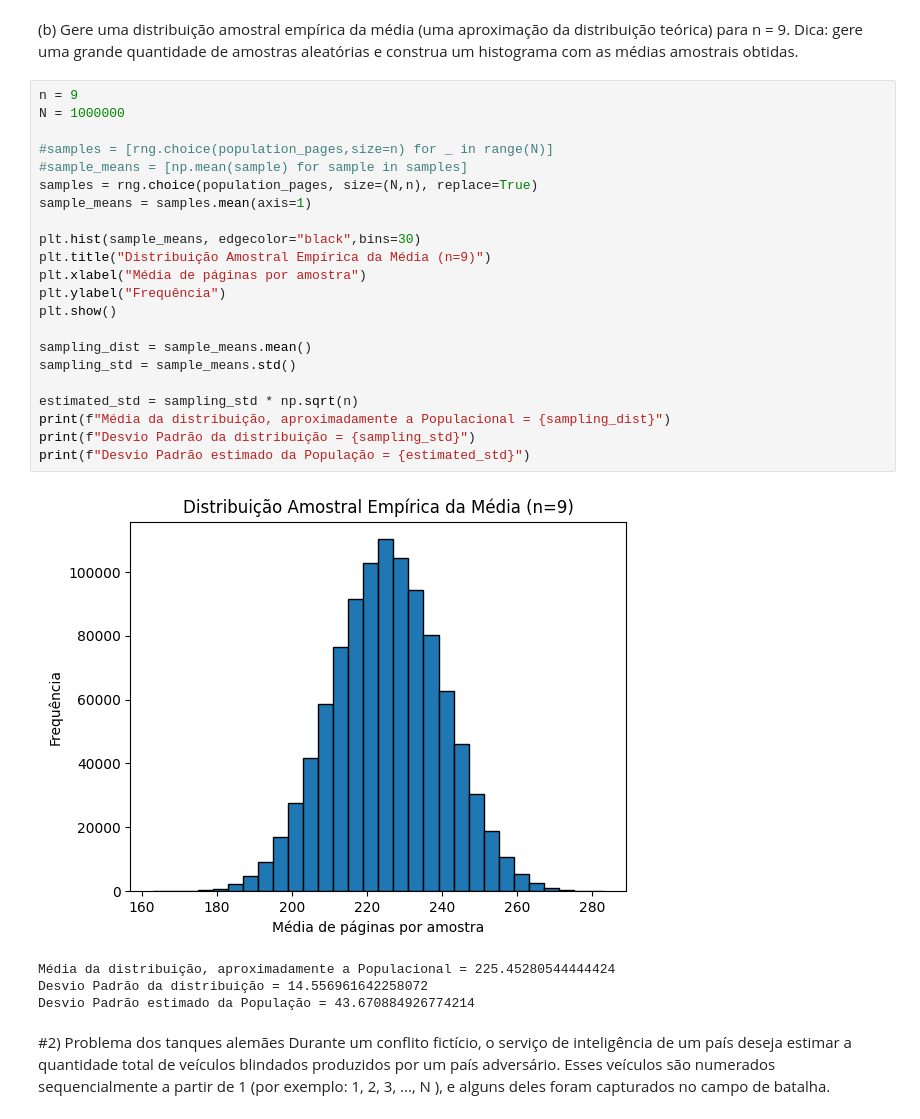
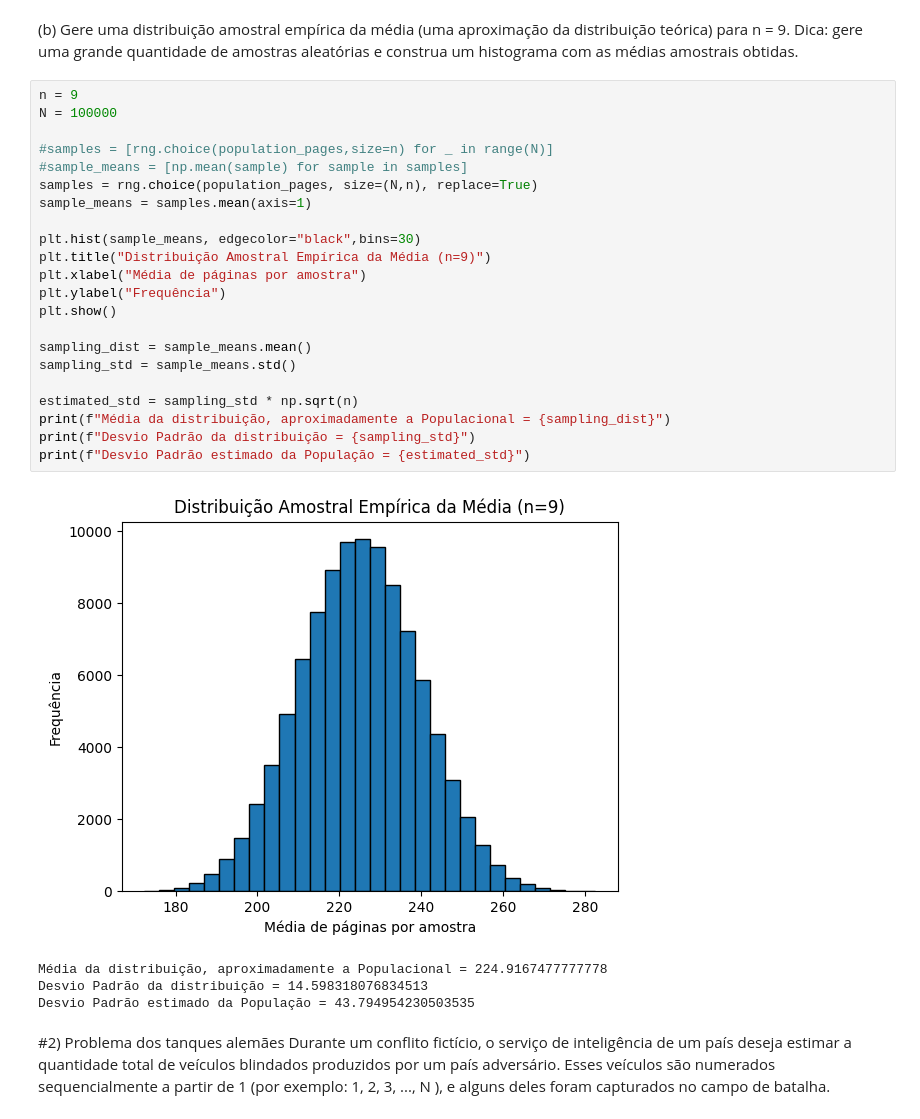
Before and after one commit to stepsbtw/Statistical-Inference, a Jupyter notebook: GCC1625_T1_CAIO_PASSOS_TORKST_FERREIRA.ipynb, the cells around one changed output. Cells and saved outputs as stored; diff of their text form.

```diff
--- a/GCC1625_T1_CAIO_PASSOS_TORKST_FERREIRA.ipynb
+++ b/GCC1625_T1_CAIO_PASSOS_TORKST_FERREIRA.ipynb
@@ -113,31 +116,31 @@ Não é viável manualmente, e nem computacionalmente. (Talvez um dia, com compu
 Dica: gere uma grande quantidade de amostras aleatórias e construa um histograma com as médias amostrais obtidas.
 # %%
 n = 9
-N = 1000000
+N = 100000
 
 #samples = [rng.choice(population_pages,size=n) for _ in range(N)]
 #sample_means = [np.mean(sample) for sample in samples]
 samples = rng.choice(population_pages, size=(N,n), replace=True)
 sample_means = samples.mean(axis=1)
 
 plt.hist(sample_means, edgecolor="black",bins=30)
 plt.title("Distribuição Amostral Empírica da Média (n=9)")
 plt.xlabel("Média de páginas por amostra")
 plt.ylabel("Frequência")
 plt.show()
 
 sampling_dist = sample_means.mean()
 sampling_std = sample_means.std()
 
 estimated_std = sampling_std * np.sqrt(n)
 print(f"Média da distribuição, aproximadamente a Populacional = {sampling_dist}")
 print(f"Desvio Padrão da distribuição = {sampling_std}")
 print(f"Desvio Padrão estimado da População = {estimated_std}")
 # %% [output]
-[figure, old version]
+[figure, new version]
-Média da distribuição, aproximadamente a Populacional = 225.45280544444424
-Desvio Padrão da distribuição = 14.556961642258072
-Desvio Padrão estimado da População = 43.670884926774214
+Média da distribuição, aproximadamente a Populacional = 224.9167477777778
+Desvio Padrão da distribuição = 14.598318076834513
+Desvio Padrão estimado da População = 43.794954230503535
 # %% [markdown]
 #2) Problema dos tanques alemães
 Durante um conflito fictício, o serviço de inteligência de um país deseja estimar a quantidade total de veículos blindados produzidos por um país adversário. Esses veículos são numerados sequencialmente a partir de 1 (por exemplo: 1, 2, 3, ..., N ), e alguns deles foram capturados no campo de
```
Also changed, not shown: parts of 14 cells of this notebook.
